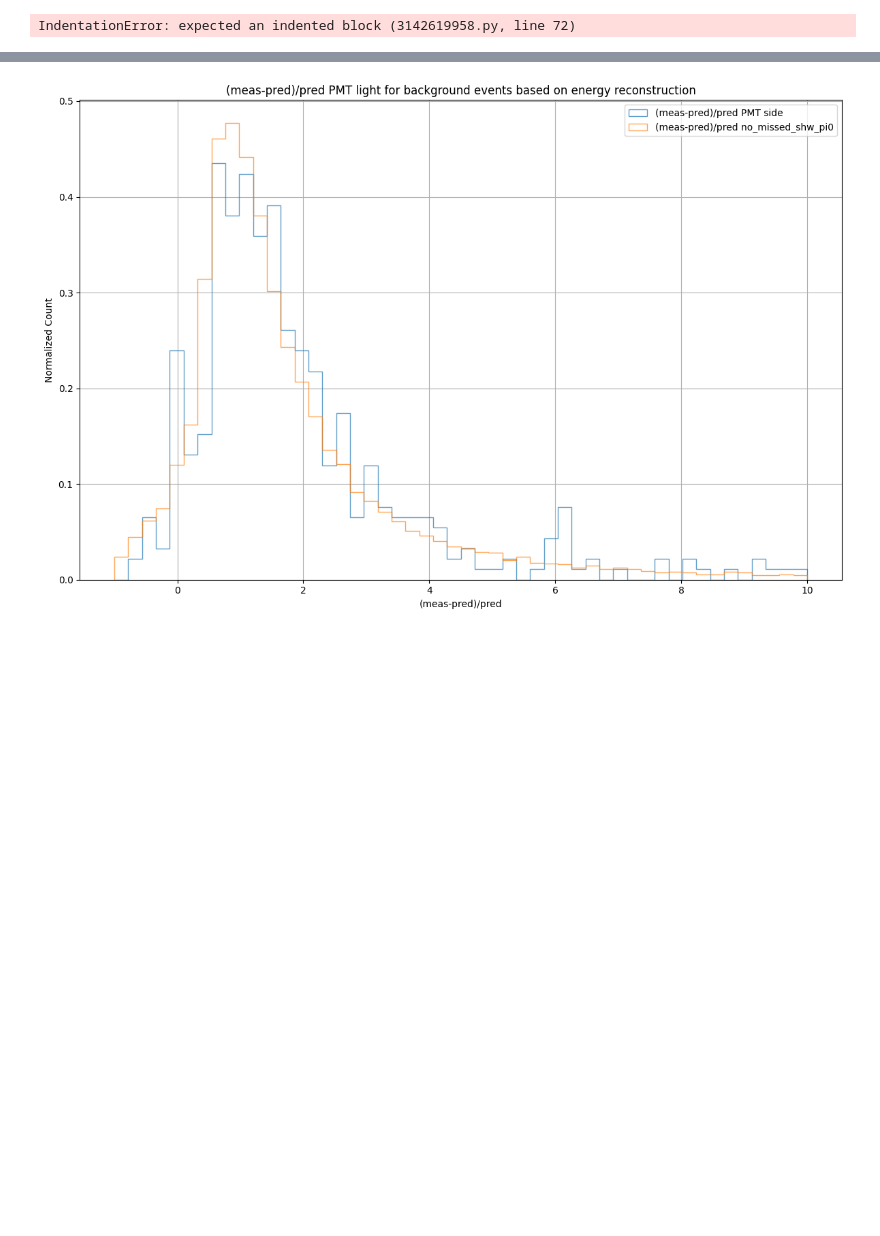
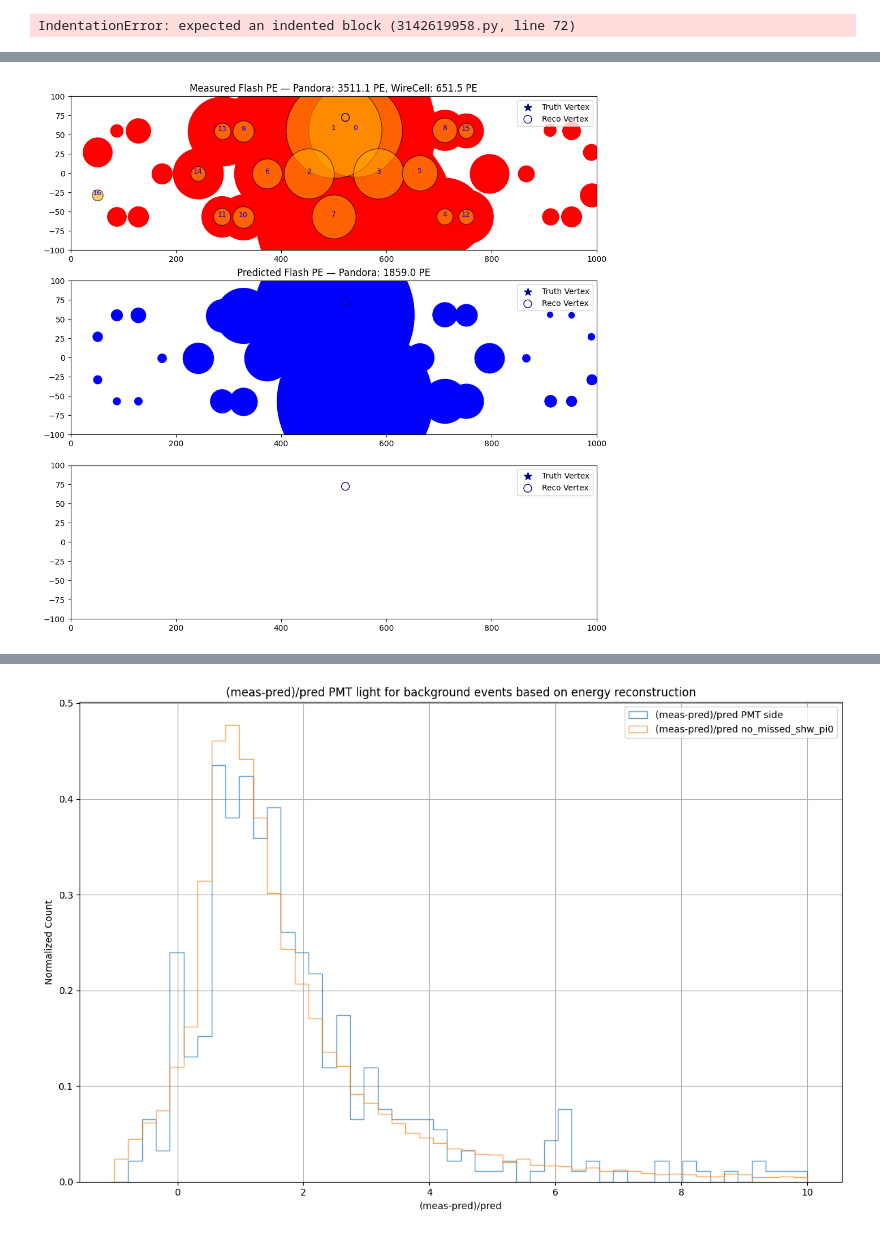
Before and after one commit to kpulido444/REU_uboone_photon_rejection, a Jupyter notebook: pmt_exploration_unified_files.ipynb, the cells around one changed output, grey strips where cells are left out. Drawn from its saved outputs; the diff is of its cells as text; code cells hidden in the pictures; blank space fills up the shorter version.

```diff
--- a/pmt_exploration_unified_files.ipynb
+++ b/pmt_exploration_unified_files.ipynb
@@ -1116,7 +1247,7 @@ for i in range(len(missed_shw_events)):
                 ints.append(pt)
                 intersecting_ts.append(t_candidates[0])
 
-    for int in ints:
+    #for int in ints:
 
 
 
@@ -1144,0 +1278,86 @@ IndentationError: expected an indented block (3142619958.py, line 72)
+# %%
+# mark's visualization
+
+event_id = 1234
+
+fig, axs = plt.subplots(3, 1, figsize=(12, 12))
+
+wc_meas_pmt_array = f["wcpselection"]["T_PFeval"]["PMT_Amp"].arrays(library="np")["PMT_Amp"]
+wc_ID_pmt_array = f["wcpselection"]["T_PFeval"]["PMT_ID"].arrays(library="np")["PMT_ID"]
+wc_pmt_sat = f["wcpselection"]["T_PFeval"]['PMT_Sat'].arrays(library="np")["PMT_Sat"]
+pmt_time = f["wcpselection"]["T_PFeval"]['PMT_Time'].arrays(library="np")["PMT_Time"]
+
+print(pmt_time[event_id])
+
+meas_pmt_array = f["nuselection"]["NeutrinoSelectionFilter"]["flash_pe_flash_matching_v"].arrays(library="np")["flash_pe_flash_matching_v"]
+pred_pmt_array = f["nuselection"]["NeutrinoSelectionFilter"]["slice_pe_flash_matching_v"].arrays(library="np")["slice_pe_flash_matching_v"]
+
+size_scale = 75
+
+pandora_meas_total = 0.0
+pandora_pred_total = 0.0
+wirecell_meas_total = 0.0
+wirecell_pred_total = 0.0
+
+truth_vtxY = all_df.loc[event_id, "truth_vtxY"]
+truth_vtxZ = all_df.loc[event_id, "truth_vtxZ"]
+reco_vtxY = all_df.loc[event_id, "reco_nuvtxY"]
+reco_vtxZ = all_df.loc[event_id, "reco_nuvtxZ"]
+
+#pandora
+for pmt_id in range(32):
+    reco_pmt_position = reco_position_dic[pmt_id]
+    meas_flash_pe = meas_pmt_array[event_id][pmt_id]
+    pred_flash_pe = pred_pmt_array[event_id][pmt_id]
+    pandora_meas_total += meas_flash_pe
+    pandora_pred_total += pred_flash_pe
+    axs[0].scatter(reco_pmt_position[2], reco_pmt_position[1], color="red", s=meas_flash_pe * size_scale)
+    axs[1].scatter(reco_pmt_position[2], reco_pmt_position[1], color="blue", s=pred_flash_pe * size_scale)
+
+#wirecell
+wc_meas_pe_event = wc_meas_pmt_array[event_id]
+wc_id_event = wc_ID_pmt_array[event_id]
+wc_pmt_sat_event = wc_pmt_sat[event_id]
+wc_pmt_time_event = pmt_time[event_id]
+
+pmt_info = list(zip(wc_pmt_time_event, wc_id_event, wc_meas_pe_event, wc_pmt_sat_event))
+pmt_info_sorted = sorted(pmt_info)
+
+
+
+
+for order, (wc_time, wc_id, wc_pe, wc_sat) in enumerate(pmt_info_sorted):
+    if wc_id in reco_position_dic:
+        pos = reco_position_dic[wc_id]
+        wirecell_meas_total += wc_pe
+        axs[0].scatter(pos[2], pos[1], color="orange", s=wc_pe * size_scale, alpha=0.6, edgecolor='k')
+        print(wc_pe, wc_sat)
+        axs[0].text(pos[2], pos[1], str(order), fontsize=9, ha='center', color='blue')
+    #if wc_sat==1:
+       #axs[0].text(pos[2], pos[1], 'X', fontsize=12, ha='center', va='center', color='black', fontweight='bold')
+
+for ax in axs:
+    ax.scatter(truth_vtxZ, truth_vtxY, color='navy', marker='*', s=100, label='Truth Vertex')
+    ax.scatter(reco_vtxZ, reco_vtxY, color='white', marker='o', s=100, facecolors='none', edgecolors='navy', label='Reco Vertex')
+
+    ax.set_xlim(0, 1000)
+    ax.set_ylim(-100, 100)
+    ax.legend(loc='upper right')
+
+axs[0].set_title(f"Measured Flash PE — Pandora: {pandora_meas_total:.1f} PE, WireCell: {wirecell_meas_total:.1f} PE")
+axs[1].set_title(f"Predicted Flash PE — Pandora: {pandora_pred_total:.1f} PE")
+
+plt.show()
+
+
+wc_list = []
+for i in meas_pmt_array:
+    i = [x for x in i if x != 0]
+    if len(i)>1:
+        if min(i) > 0:
+            print(min(i))
+        wc_list.append(min(i))
+
+
+print(min(wc_list))
+# %% [output]
@@ -1144,0 +1384 @@ IndentationError: expected an indented block (3142619958.py, line 72)
+[figure, added]
```
Also changed, not shown: parts of 26 cells of this notebook, 17 other files.
